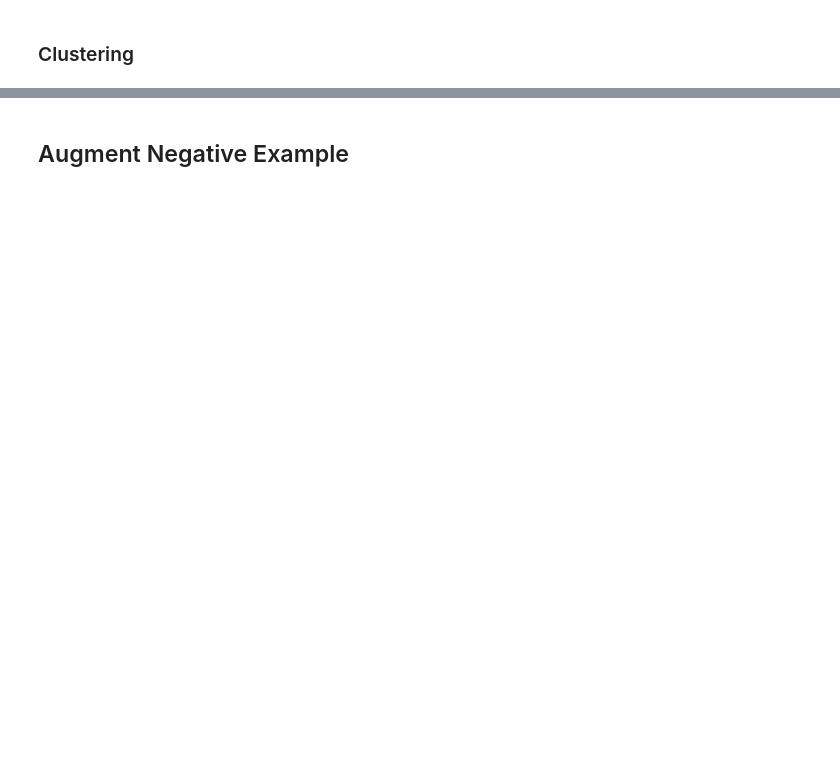
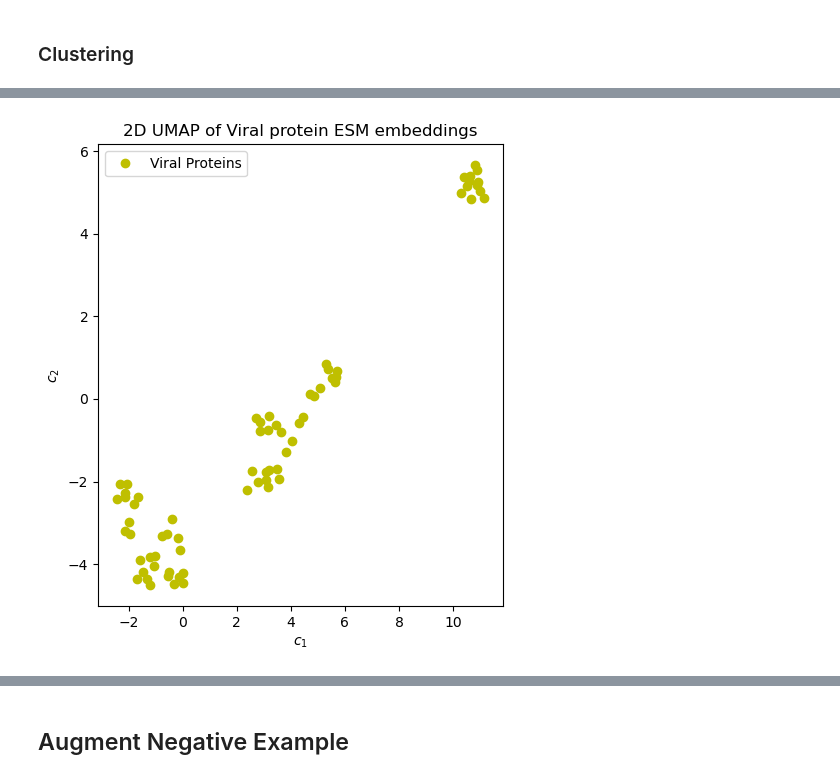
Before and after one commit to warastra/ligand_target_prediction, a Jupyter notebook: ligand_target.ipynb, the cells around one changed output, grey strips where cells are left out. Cells and saved outputs as stored; diff of their text form; code cells hidden in the pictures; blank space fills up the shorter version.

```diff
--- a/ligand_target.ipynb
+++ b/ligand_target.ipynb
@@ -216,0 +299,13 @@ plt.show()
+# %%
+proteinDF = df[['BindingDB Target Chain Sequence', 'is_viral_protein']].sort_values('is_viral_protein', ascending=False)
+proteinDF = proteinDF.drop_duplicates('BindingDB Target Chain Sequence', keep='first').reset_index(drop=True)
+targets = proteinDF['BindingDB Target Chain Sequence'].unique()
+protein_hidden_states = torch.ones((len(targets),480))
+for idx, target in tqdm(enumerate(targets)):
+    with torch.no_grad():
+        protein_inputs = tokenizer([target], return_tensors="pt", padding='max_length', max_length=1001).to(device)
+        output = esm_model(**protein_inputs, output_hidden_states=True)
+        hstate = torch.mean(output.hidden_states[12], dim=1).cpu()
+        protein_hidden_states[idx] = hstate
+
+# protein_hidden_states[0]
@@ -216,0 +316,7 @@ plt.show()
+# %%
+protein_embeddings = protein_hidden_states.numpy()
+protein_embeddingsDF = pd.DataFrame(protein_embeddings)
+protein_embeddingsDF = pd.concat([proteinDF, protein_embeddingsDF], axis=1)
+protein_embeddingsDF['is_viral_protein'] = protein_embeddingsDF['is_viral_protein'].fillna(False)
+protein_embeddingsDF.to_csv('protein_esm35M_embeddings_mean.csv', index=False)
+protein_embeddingsDF
@@ -216,0 +337,21 @@ plt.show()
+# %%
+umap_red = UMAP(n_neighbors=15, n_components=2)
+esm_emb_umap2 = umap_red.fit_transform(protein_embeddingsDF[protein_embeddingsDF.is_viral_protein].iloc[:,2:])
+esm_emb_umap2
+# %%
+plt.figure(figsize = (12, 6))
+
+plt.subplot(122)
+plt.plot(esm_emb_umap2[:, 0], esm_emb_umap2[:, 1], 'yo', label = 'Viral Proteins')
+# plt.plot(X_95[:, 0][y_wine == 1], X_95[:, 1][y_wine == 1], 'bs', label = 'Cultivar 2')
+# plt.plot(X_95[:, 0][y_wine == 2], X_95[:, 1][y_wine == 2], 'g^', label = 'Cultivar 3')
+plt.legend(loc = 'best', shadow = False, scatterpoints = 1)
+plt.title('2D UMAP of Viral protein ESM embeddings')
+plt.xlabel('$c_1$')
+plt.ylabel('$c_2$')
+
+plt.subplots_adjust(wspace = 0.3)
+plt.savefig('esm_embeddings__UMAP_before_clustering.png')
+plt.show()
+# %% [output]
+[figure, added]
```
Also changed, not shown: parts of 70 cells of this notebook, 10 other files.
